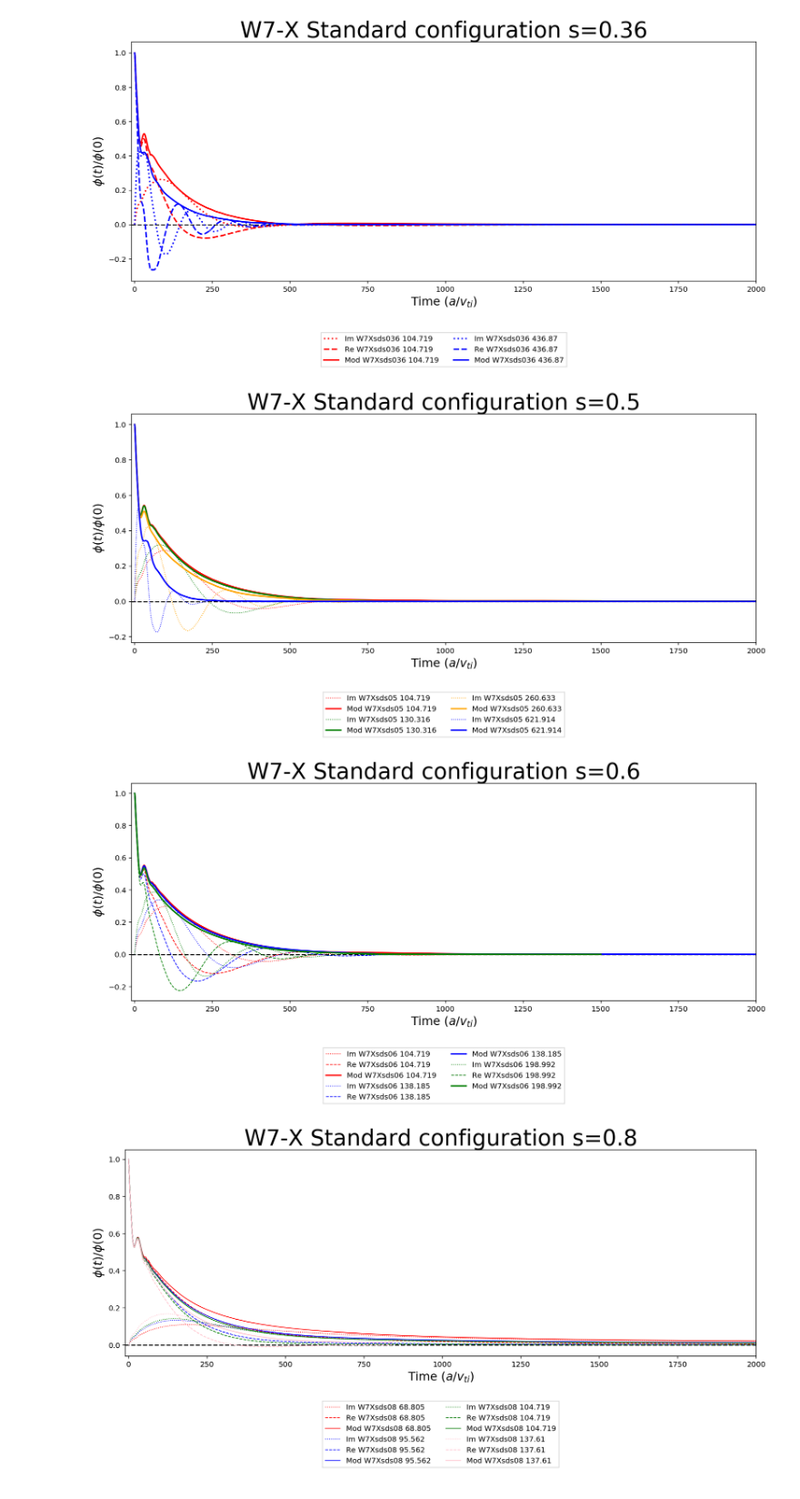
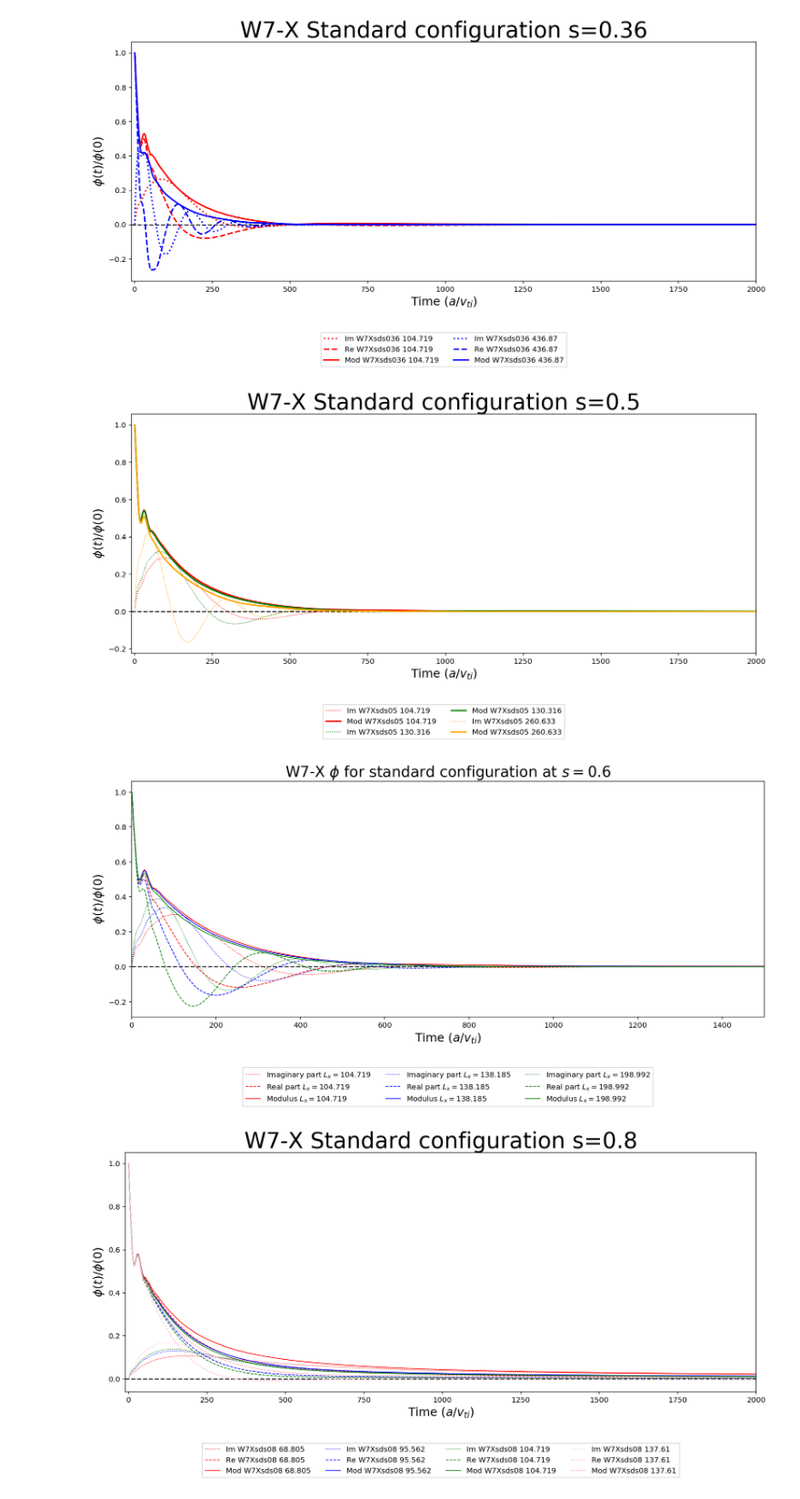
Before and after one commit to cardanmomo/sterren, a Jupyter notebook: Emmasnotebooks/Comparisons linear ZF respons/to compare the ones with standard configuration.ipynb, the cells around one changed output. Shown at 91% size. Cells and saved outputs as stored; diff of their text form; code cells hidden in the pictures.

```diff
--- a/Emmasnotebooks/Comparisons linear ZF respons/to compare the ones with standard configuration.ipynb
+++ b/Emmasnotebooks/Comparisons linear ZF respons/to compare the ones with standard configuration.ipynb
@@ -274,68 +274,68 @@ ax1.plot(t31, Q31, linewidth=2, label=('Mod W7Xsds05 130.316'),color='green')
 ax1.plot(t32, e32, linewidth=1, label=('Im W7Xsds05 260.633'),color='orange',linestyle='dotted')
 #ax1.plot(t32, E32, linewidth=1, label=('Re W7Xsds05 260.633'),color='orange',linestyle='dashed')
 ax1.plot(t32, Q32, linewidth=2, label=('Mod W7Xsds05 260.633'),color='orange')
-ax1.plot(t11, e11, linewidth=1, label=('Im W7Xsds05 621.914'),color='blue',linestyle='dotted')
+#ax1.plot(t11, e11, linewidth=1, label=('Im W7Xsds05 621.914'),color='blue',linestyle='dotted')
 #ax1.plot(t11, E11, linewidth=1, label=('Re W7Xsds05 621.914'),color='blue',linestyle='dashed')
-ax1.plot(t11, Q11, linewidth=2, label=('Mod W7Xsds05 621.914'),color='blue')
+#ax1.plot(t11, Q11, linewidth=2, label=('Mod W7Xsds05 621.914'),color='blue')
 
 plt.legend(loc='upper center', bbox_to_anchor=(0.5, -0.2),fancybox=False, shadow=False, ncol=2)
 fig.tight_layout()
 #plt.savefig('../../CMSS_2018/Poster/Salpha_nlzf_plot.pdf', format='pdf', dpi=1200)
 # %% [output]
-[figure, old version]
+[figure, new version]
 # %%
 #plot of standard configuration s=0.6
 fig, ax1 = plt.subplots(figsize=(13, 7))
-plt.title('W7-X Standard configuration s=0.6', fontsize=30)
+plt.title('W7-X $\phi$ for standard configuration at $s=0.6$', fontsize=20)
 ax1.set_xlabel('Time ($a / v_{ti}$)',fontsize=16)
 ax1.set_ylabel('$\phi (t) / \phi (0)$',fontsize=16)
 ax1.axhline(y=0, color='black', linestyle='dashed')
 #plt.ylim([0,0.1])
-plt.xlim([-10,2000])
+plt.xlim([0,1500])
 
-ax1.plot(t12, e12, linewidth=1, label=('Im W7Xsds06 104.719'),color='red',linestyle='dotted')
-ax1.plot(t12, E12, linewidth=1, label=('Re W7Xsds06 104.719'),color='red',linestyle='dashed')
-ax1.plot(t12, Q12, linewidth=2, label=('Mod W7Xsds06 104.719'),color='red')
-ax1.plot(t33, e33, linewidth=1, label=('Im W7Xsds06 138.185'),color='blue',linestyle='dotted')
-ax1.plot(t33, E33, linewidth=1, label=('Re W7Xsds06 138.185'),color='blue',linestyle='dashed')
-ax1.plot(t33, Q33, linewidth=2, label=('Mod W7Xsds06 138.185'),color='blue')
-ax1.plot(t13, e13, linewidth=1, label=('Im W7Xsds06 198.992'),color='green', linestyle='dotted')
-ax1.plot(t13, E13, linewidth=1, label=('Re W7Xsds06 198.992'),color='green', linestyle='dashed')
-ax1.plot(t13, Q13, linewidth=2, label=('Mod W7Xsds06 198.992'),color='green')
+ax1.plot(t12, e12, linewidth=1, label=('Imaginary part $L_x=104.719$'),color='red',linestyle='dotted')
+ax1.plot(t12, E12, linewidth=1, label=('Real part $L_x=104.719$'),color='red',linestyle='dashed')
+ax1.plot(t12, Q12, linewidth=1, label=('Modulus $L_x=104.719$'),color='red')
+ax1.plot(t33, e33, linewidth=1, label=('Imaginary part $L_x=138.185$'),color='blue',linestyle='dotted')
+ax1.plot(t33, E33, linewidth=1, label=('Real part $L_x=138.185$'),color='blue',linestyle='dashed')
+ax1.plot(t33, Q33, linewidth=1, label=('Modulus $L_x=138.185$'),color='blue')
+ax1.plot(t13, e13, linewidth=1, label=('Imaginary part $L_x=198.992$'),color='green', linestyle='dotted')
+ax1.plot(t13, E13, linewidth=1, label=('Real part $L_x=198.992$'),color='green', linestyle='dashed')
+ax1.plot(t13, Q13, linewidth=1, label=('Modulus $L_x=198.992$'),color='green')
 
-plt.legend(loc='upper center', bbox_to_anchor=(0.5, -0.2),fancybox=False, shadow=False, ncol=2)
+plt.legend(loc='upper center', bbox_to_anchor=(0.5, -0.2),fancybox=False, shadow=False, ncol=3)
 fig.tight_layout()
-#plt.savefig('../../CMSS_2018/Poster/Salpha_nlzf_plot.pdf', format='pdf', dpi=1200)
+plt.savefig('C:/Users/s162605/Documents/Studie/JAAR3/BEP/figures/W7Xsds06.pdf', format='pdf', dpi=1200)
 # %% [output]
-[figure, old version]
+[figure, new version]
 # %%
 #plot of standard configuration s=0.8
 fig, ax1 = plt.subplots(figsize=(13, 7))
 plt.title('W7-X Standard configuration s=0.8', fontsize=30)
 ax1.set_xlabel('Time ($a / v_{ti}$)',fontsize=16)
 ax1.set_ylabel('$\phi (t) / \phi (0)$',fontsize=16)
 ax1.axhline(y=0, color='black', linestyle='dashed')
 #plt.ylim([0,0.1])
 plt.xlim([-10,2000])
 
 ax1.plot(t36, e36, linewidth=1, label=('Im W7Xsds08 68.805'),color='red',linestyle='dotted')
 ax1.plot(t36, E36, linewidth=1, label=('Re W7Xsds08 68.805'),color='red',linestyle='dashed')
 ax1.plot(t36, Q36, linewidth=1, label=('Mod W7Xsds08 68.805'),color='red')
 ax1.plot(t37, e37, linewidth=1, label=('Im W7Xsds08 95.562'),color='blue',linestyle='dotted')
 ax1.plot(t37, E37, linewidth=1, label=('Re W7Xsds08 95.562'),color='blue',linestyle='dashed')
 ax1.plot(t37, Q37, linewidth=1, label=('Mod W7Xsds08 95.562'),color='blue')
 ax1.plot(t34, e34, linewidth=1, label=('Im W7Xsds08 104.719'),color='green', linestyle='dotted')
 ax1.plot(t34, E34, linewidth=1, label=('Re W7Xsds08 104.719'),color='green', linestyle='dashed')
 ax1.plot(t34, Q34, linewidth=1, label=('Mod W7Xsds08 104.719'),color='green')
 ax1.plot(t35, e35, linewidth=1, label=('Im W7Xsds08 137.61'),color='pink',linestyle='dotted')
 ax1.plot(t35, E35, linewidth=1, label=('Re W7Xsds08 137.61'),color='pink',linestyle='dashed')
 ax1.plot(t35, Q35, linewidth=1, label=('Mod W7Xsds08 137.61'),color='pink')
 
-plt.legend(loc='upper center', bbox_to_anchor=(0.5, -0.2),fancybox=False, shadow=False, ncol=2)
+plt.legend(loc='upper center', bbox_to_anchor=(0.5, -0.2),fancybox=False, shadow=False, ncol=4)
 fig.tight_layout()
 #plt.savefig('../../CMSS_2018/Poster/Salpha_nlzf_plot.pdf', format='pdf', dpi=1200)
 # %% [output]
-[figure, old version]
+[figure, new version]
 # %%
 #plot of standard configuration s=0.9
 fig, ax1 = plt.subplots(figsize=(13, 7))
```
Also changed, not shown: parts of 5 cells of this notebook, 8 other files.
